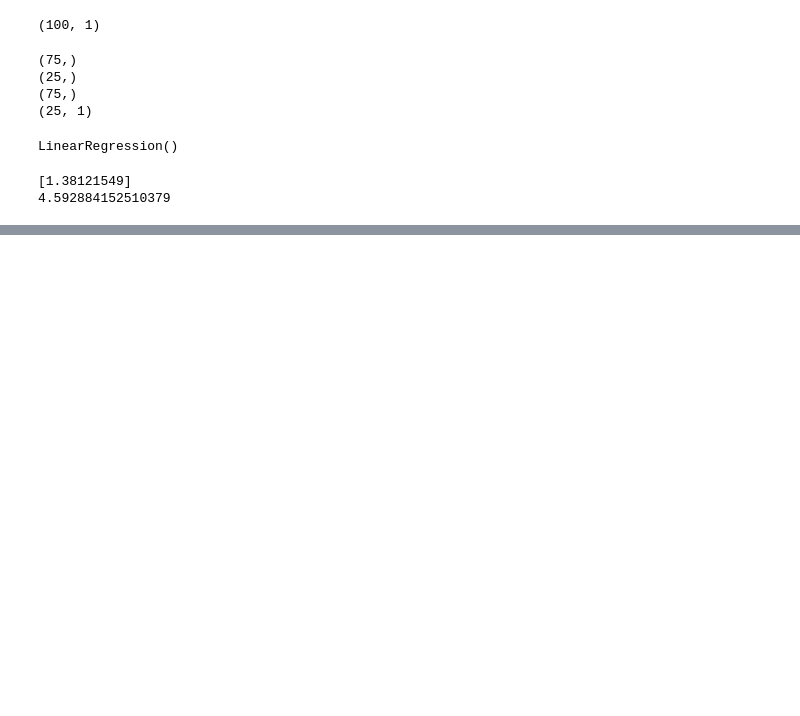
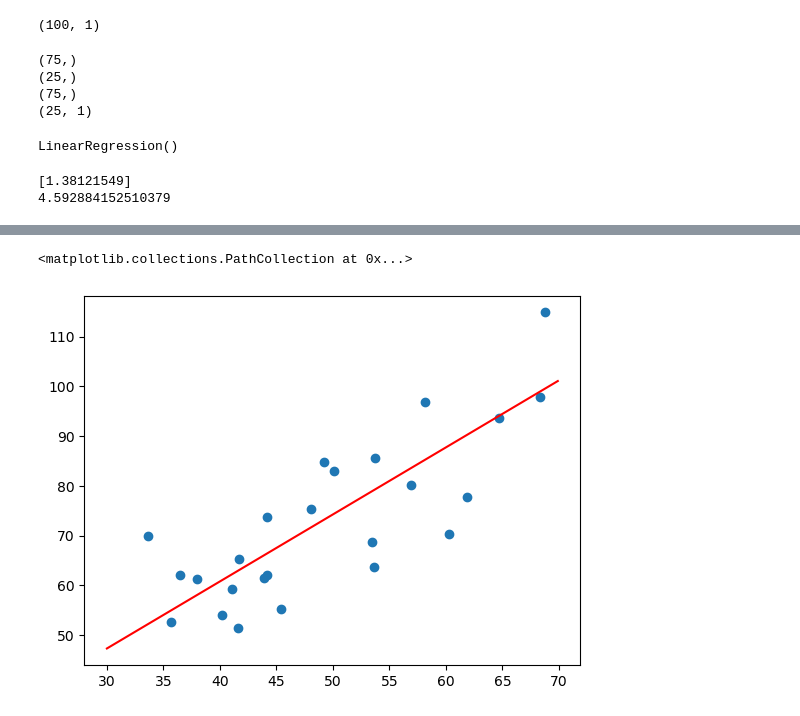
Before and after one commit to Ekansh0801/MACHINE-LEARNING, a Jupyter notebook: Linear_Regression.ipynb, the cells around one changed output, grey strips where cells are left out. Saved outputs shown, nothing was run; the diff lists cells and outputs as text; code cells hidden in the pictures; blank space fills up the shorter version.

```diff
--- a/Linear_Regression.ipynb
+++ b/Linear_Regression.ipynb
@@ -49,0 +52,4 @@ plt.show()
+# %%
+dataset = np.loadtxt('Dataset/data.csv',delimiter=',')
+x = dataset[:,0].reshape(-1, 1)
+y = dataset[:,1]
@@ -49,0 +94,10 @@ plt.show()
+# %%
+import matplotlib.pyplot as plt
+x_line = np.arange(30,70,0.1)
+y_line = m * x_line + c
+train_1d = x_test.reshape(25)
+plt.plot(x_line,y_line,"r")
+plt.scatter(x_test,y_test)
+# %% [output]
+<matplotlib.collections.PathCollection at 0x...>
+[figure, added]
```
Also changed, not shown: parts of 7 cells of this notebook.
